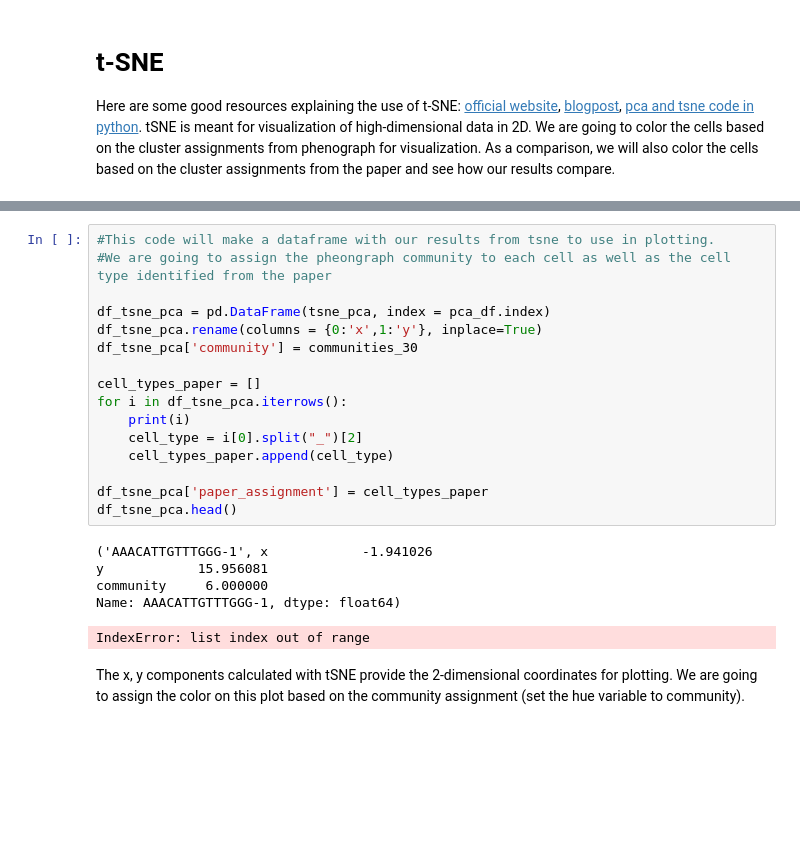
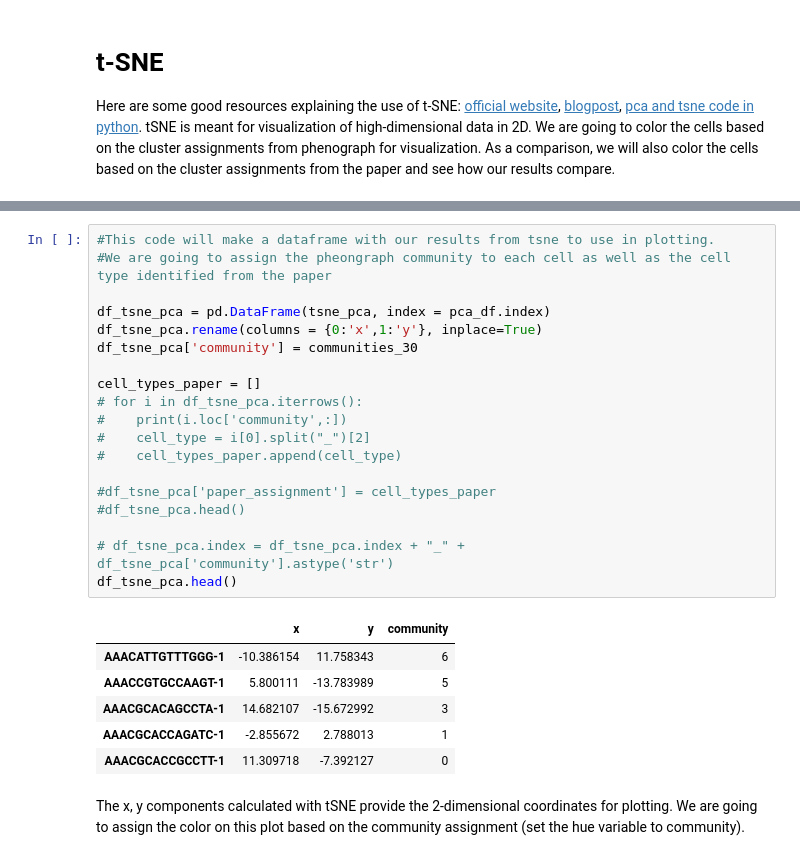
Before and after one commit to ecwheele/CSHL_singlecell_2018, a Jupyter notebook: Module3_SingleCell/3_pca_clustering_tsne/3_PCA_clustering_TSNE.ipynb, the cells around one changed output, grey strips where cells are left out. Drawn from its saved outputs; the diff is of its cells as text; blank space fills up the shorter version.

```diff
--- a/Module3_SingleCell/3_pca_clustering_tsne/3_PCA_clustering_TSNE.ipynb
+++ b/Module3_SingleCell/3_pca_clustering_tsne/3_PCA_clustering_TSNE.ipynb
@@ -170,25 +226,29 @@ array([[ -1.9410256,  15.956081 ],
 # %%
 #This code will make a dataframe with our results from tsne to use in plotting.
 #We are going to assign the pheongraph community to each cell as well as the cell type identified from the paper
 
 df_tsne_pca = pd.DataFrame(tsne_pca, index = pca_df.index)
 df_tsne_pca.rename(columns = {0:'x',1:'y'}, inplace=True)
 df_tsne_pca['community'] = communities_30
 
 cell_types_paper = []
-for i in df_tsne_pca.iterrows():
-    print(i)
-    cell_type = i[0].split("_")[2]
-    cell_types_paper.append(cell_type)
+# for i in df_tsne_pca.iterrows():
+#    print(i.loc['community',:])
+#    cell_type = i[0].split("_")[2]
+#    cell_types_paper.append(cell_type)
 
-df_tsne_pca['paper_assignment'] = cell_types_paper
+#df_tsne_pca['paper_assignment'] = cell_types_paper
+#df_tsne_pca.head()
+
+# df_tsne_pca.index = df_tsne_pca.index + "_" + df_tsne_pca['community'].astype('str')
 df_tsne_pca.head()
 # %% [output]
-('AAACATTGTTTGGG-1', x            -1.941026
-y            15.956081
-community     6.000000
-Name: AAACATTGTTTGGG-1, dtype: float64)
-IndexError: list index out of range
+|  | x | y | community |
+| AAACATTGTTTGGG-1 | -10.386154 | 11.758343 | 6 |
+| AAACCGTGCCAAGT-1 | 5.800111 | -13.783989 | 5 |
+| AAACGCACAGCCTA-1 | 14.682107 | -15.672992 | 3 |
+| AAACGCACCAGATC-1 | -2.855672 | 2.788013 | 1 |
+| AAACGCACCGCCTT-1 | 11.309718 | -7.392127 | 0 |
 # %% [markdown]
 The x, y components calculated with tSNE provide the 2-dimensional coordinates for plotting. We are going to assign the color on this plot based on the community assignment (set the hue variable to community).
 # %%
```
Also changed, not shown: parts of 23 cells of this notebook, 28 other files.
